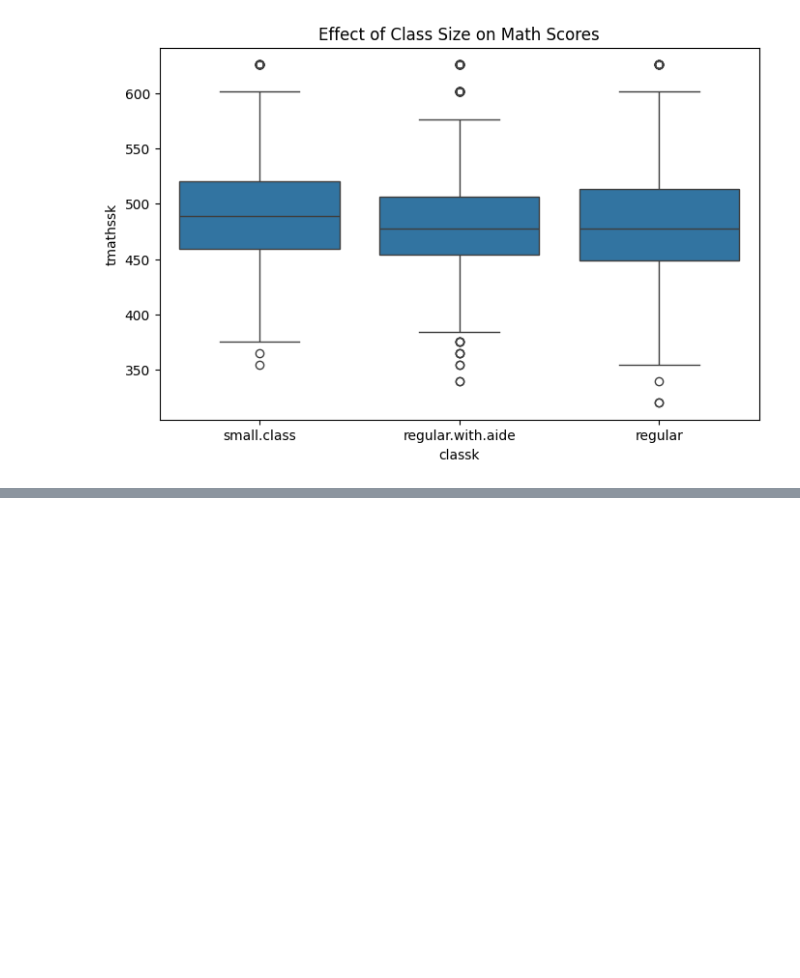
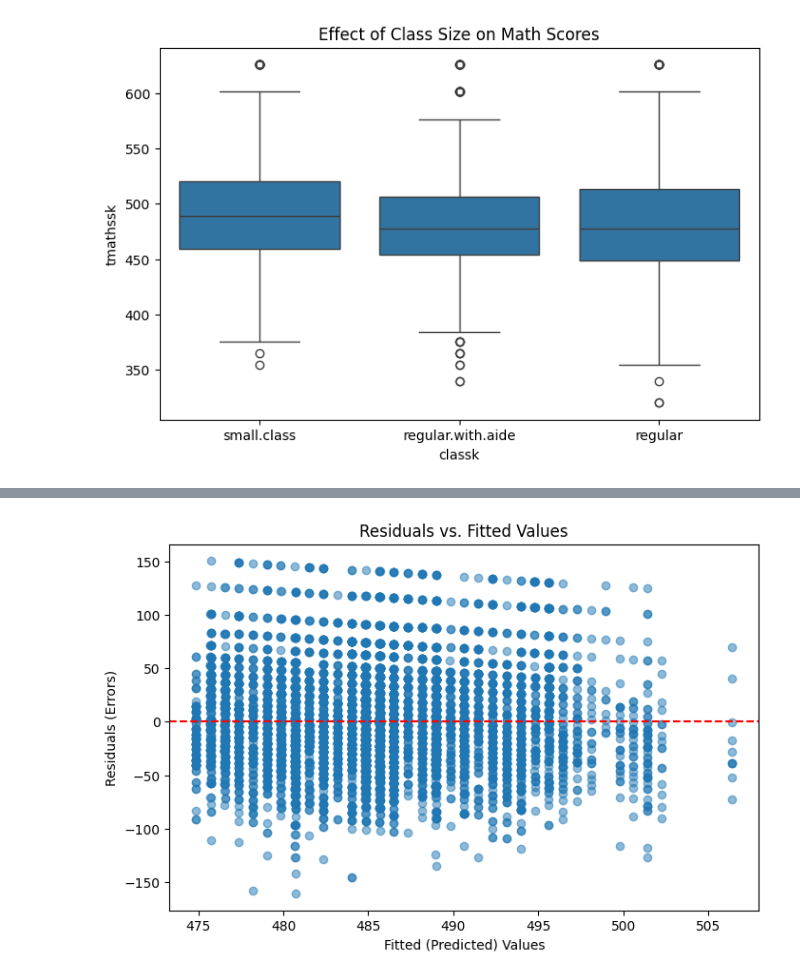
Before and after one commit to xingtianma/econ3916, a Jupyter notebook: Project 1/Phase 2: Data Audit & Forensics.ipynb, the cells around one changed output, grey strips where cells are left out. Saved outputs shown, nothing was run; the diff lists cells and outputs as text; code cells hidden in the pictures; blank space fills up the shorter version.

```diff
--- a/Project 1/Phase 2: Data Audit & Forensics.ipynb
+++ b/Project 1/Phase 2: Data Audit & Forensics.ipynb
@@ -125,3 +125,21 @@ Covariance Type:                  HC1
 
 Notes:
 [1] Standard Errors are heteroscedasticity robust (HC1)
+# %%
+import matplotlib.pyplot as plt
+import seaborn as sns
+
+# Extract the fitted values and residuals from your model
+fitted_vals = model_1.fittedvalues
+residuals = model_1.resid
+
+# Create the scatter plot
+plt.figure(figsize=(8, 5))
+plt.scatter(fitted_vals, residuals, alpha=0.5)
+plt.axhline(y=0, color='r', linestyle='--') # Adds a red line at zero
+plt.xlabel("Fitted (Predicted) Values")
+plt.ylabel("Residuals (Errors)")
+plt.title("Residuals vs. Fitted Values")
+plt.show()
+# %% [output]
+[figure, added]
```
Also changed, not shown: parts of 3 cells of this notebook, 3 other files.
